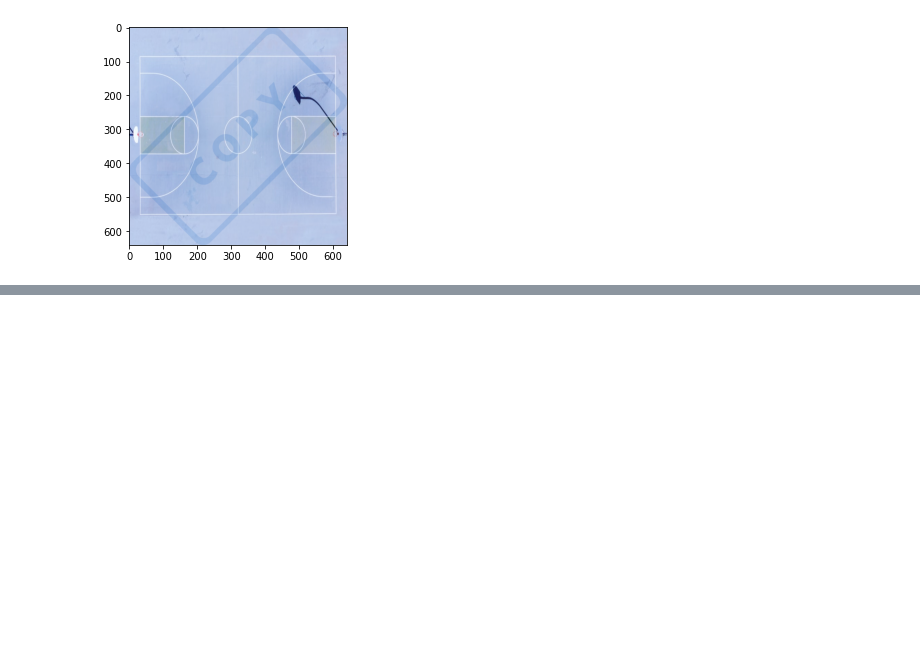
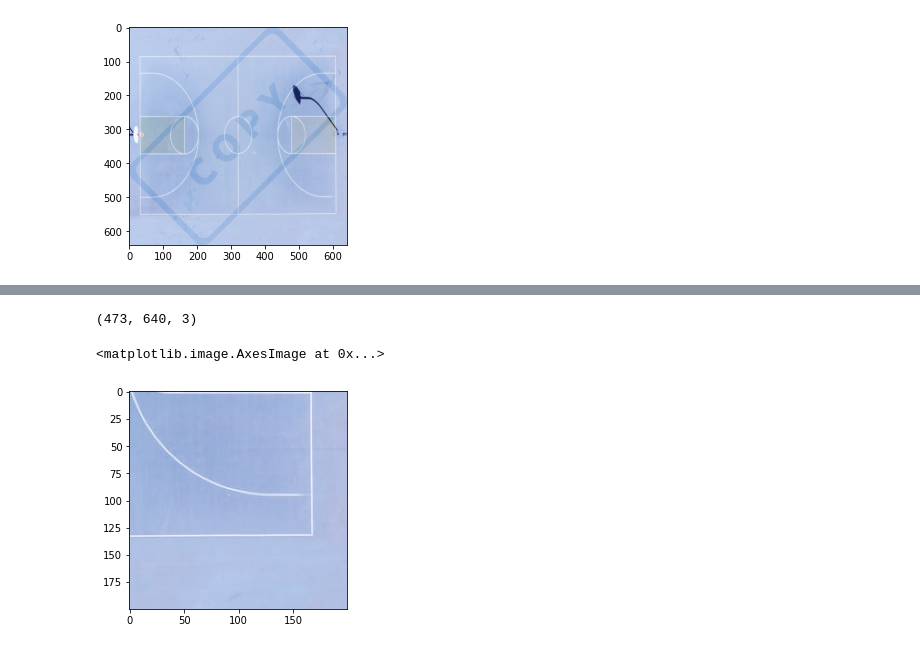
Before and after one commit to molchoun/open-cv-tutorials, a Jupyter notebook: Image processing/blend_image.ipynb, the cells around one changed output, grey strips where cells are left out. Drawn from its saved outputs; the diff is of its cells as text; code cells hidden in the pictures; blank space fills up the shorter version.

```diff
--- a/Image processing/blend_image.ipynb
+++ b/Image processing/blend_image.ipynb
@@ -49,0 +96,7 @@ plt.imshow(blended)
+# %%
+img1.shape
+# %% [output]
+(473, 640, 3)
+# %%
+x_offset = img1.shape[1] - img2.shape[1]
+y_offset = img1.shape[0] - img2.shape[0]
@@ -49,0 +105,7 @@ plt.imshow(blended)
+# %%
+roi = img1[y_offset:img1.shape[0], x_offset:img1.shape[1]]
+# %%
+plt.imshow(roi)
+# %% [output]
+<matplotlib.image.AxesImage at 0x...>
+[figure, added]
```
Also changed, not shown: parts of 31 cells of this notebook.
